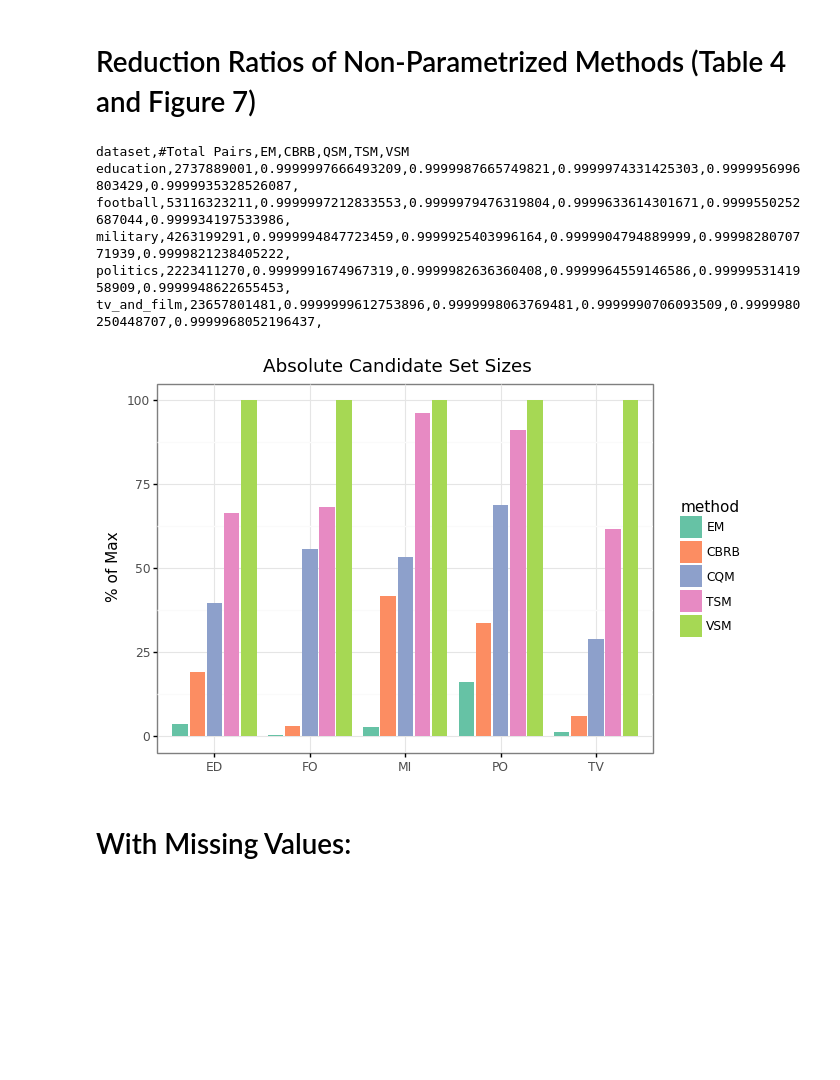
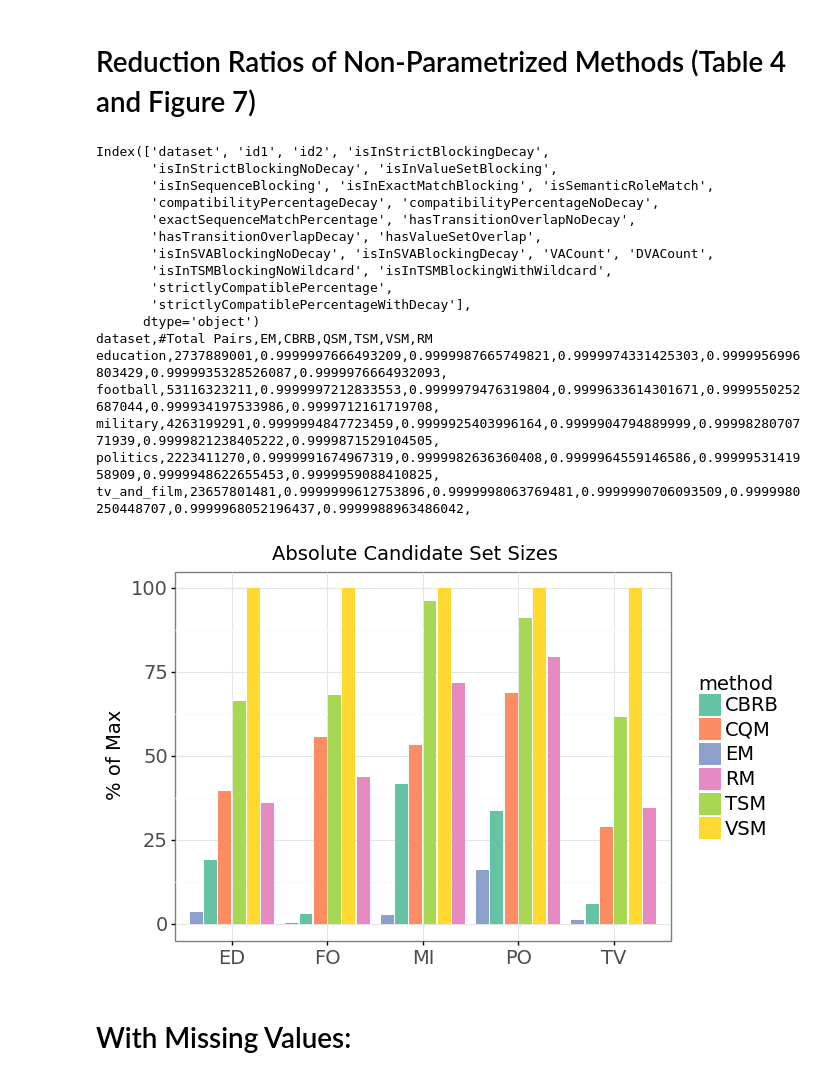
Before and after one commit to leonbornemann/RoleMatchingEvaluation, a Jupyter notebook: BlockingEvaluation.ipynb, the cells around one changed output. Drawn from its saved outputs; the diff is of its cells as text; code cells hidden in the pictures; blank space fills up the shorter version.

```diff
--- a/BlockingEvaluation.ipynb
+++ b/BlockingEvaluation.ipynb
@@ -305,7 +364,8 @@ methodNamesToShortMethodName = {
     'isInStrictBlockingNoDecayWithFilter':"CBRB",
     'isInSequenceBlockingWithFilter':"CQM",
     'isInTSMBlockingWithFilter':"TSM",
-    'isInValueSetBlockingWithFilter':"VSM"
+    'isInValueSetBlockingWithFilter':"VSM",
+    'isInRM0.88':'RM'
 }
 
 #load this from somewhere:
@@ -317,17 +377,19 @@ dsToBaseSampleStatistics = {
     "football": {"allPairs":53116323211,"nMisses1TVA":38466606,"nHits1TVA":1000000},
 }
 
-methodNames = ['isInExactMatchBlockingWithFilter','isInStrictBlockingNoDecayWithFilter','isInSequenceBlockingWithFilter','isInTSMBlockingWithFilter','isInValueSetBlockingWithFilter']
+methodNames = ['isInExactMatchBlockingWithFilter','isInStrictBlockingNoDecayWithFilter','isInSequenceBlockingWithFilter','isInTSMBlockingWithFilter','isInValueSetBlockingWithFilter','isInRM0.88']
 
 #these are the files that contain the statistics about the 1 million candidates in TVA (per dataset):
 dfAllPairsSample = pd.concat(map(pd.read_csv, glob.glob(os.path.join('', allPairsSamplePath  +"/*.csv"))))
+print(dfAllPairsSample.columns)
 rm.addFilteredBlockingMethods(dfAllPairsSample)
 rm.addDVA2VA95Blocking(dfAllPairsSample)
+rm.addRMMethodWithParameter(dfAllPairsSample,0.88,True)
 #rm.addParametrizedScoresAsBooleanScores(dfAllPairsSample)
 #print(dfAllPairsSample.columns)
 groupedByDS = dfAllPairsSample.groupby("dataset")
 
-print("dataset","#Total Pairs","EM","CBRB","QSM","TSM","VSM",sep=",")
+print("dataset","#Total Pairs","EM","CBRB","QSM","TSM","VSM","RM",sep=",")
 finalDSRows = []
 for (ds,thisDsAllPairsSample) in groupedByDS:
     nAllPairs = dsToBaseSampleStatistics[ds]["allPairs"]
@@ -348,22 +410,38 @@ for (ds,thisDsAllPairsSample) in groupedByDS:
         print(rrAll,sep=",",end=",")
     print("")
 finalDF = pd.DataFrame(finalDSRows)
-#get maxima:
-grouped = finalDF.groupby("dataset",).agg({'n':"max"}).to_dict("index")
-finalDF["% of Max"] = finalDF.apply(lambda r: 100*(r["n"] / grouped[r["dataset"]]["n"]),axis=1)
-finalDF['method'] = finalDF['method'].astype("category").cat.reorder_categories(['EM', 'CBRB', "CQM", "TSM", "VSM"])
-rm.addShortDataset(finalDF)
-plot = ggplot(finalDF,aes(x = 'datasetShort',fill="method",y="% of Max")) +xlab("") + geom_bar(position=position_dodge2(preserve = "single"),stat="identity") + ggtitle("Absolute Candidate Set Sizes") + theme(text=element_text(size=14)) + theme_bw() + scale_fill_brewer(type="qual",palette="Set2")
-print(plot)
-plot.save("exportedPlots/absoluteSetSizes.png")
 # %% [output]
-dataset,#Total Pairs,EM,CBRB,QSM,TSM,VSM
-education,2737889001,0.9999997666493209,0.9999987665749821,0.9999974331425303,0.9999956996803429,0.9999935328526087,
-football,53116323211,0.9999997212833553,0.9999979476319804,0.9999633614301671,0.9999550252687044,0.999934197533986,
-military,4263199291,0.9999994847723459,0.9999925403996164,0.9999904794889999,0.9999828070771939,0.9999821238405222,
-politics,2223411270,0.9999991674967319,0.9999982636360408,0.9999964559146586,0.9999953141958909,0.9999948622655453,
-tv_and_film,23657801481,0.9999999612753896,0.9999998063769481,0.9999990706093509,0.9999980250448707,0.9999968052196437,
+Index(['dataset', 'id1', 'id2', 'isInStrictBlockingDecay',
+       'isInStrictBlockingNoDecay', 'isInValueSetBlocking',
+       'isInSequenceBlocking', 'isInExactMatchBlocking', 'isSemanticRoleMatch',
+       'compatibilityPercentageDecay', 'compatibilityPercentageNoDecay',
+       'exactSequenceMatchPercentage', 'hasTransitionOverlapNoDecay',
+       'hasTransitionOverlapDecay', 'hasValueSetOverlap',
+       'isInSVABlockingNoDecay', 'isInSVABlockingDecay', 'VACount', 'DVACount',
+       'isInTSMBlockingNoWildcard', 'isInTSMBlockingWithWildcard',
+       'strictlyCompatiblePercentage',
+       'strictlyCompatiblePercentageWithDecay'],
+      dtype='object')
+dataset,#Total Pairs,EM,CBRB,QSM,TSM,VSM,RM
+education,2737889001,0.9999997666493209,0.9999987665749821,0.9999974331425303,0.9999956996803429,0.9999935328526087,0.9999976664932093,
+football,53116323211,0.9999997212833553,0.9999979476319804,0.9999633614301671,0.9999550252687044,0.999934197533986,0.9999712161719708,
+military,4263199291,0.9999994847723459,0.9999925403996164,0.9999904794889999,0.9999828070771939,0.9999821238405222,0.9999871529104505,
+politics,2223411270,0.9999991674967319,0.9999982636360408,0.9999964559146586,0.9999953141958909,0.9999948622655453,0.9999959088410825,
+tv_and_film,23657801481,0.9999999612753896,0.9999998063769481,0.9999990706093509,0.9999980250448707,0.9999968052196437,0.9999988963486042,
-[figure, removed]
+# %%
+
+from plotnine import *
+from plotnine.data import *
+#get maxima:
+grouped = finalDF.groupby("dataset",).agg({'n':"max"}).to_dict("index")
+finalDF["% of Max"] = finalDF.apply(lambda r: 100*(r["n"] / grouped[r["dataset"]]["n"]),axis=1)
+finalDF['method'] = finalDF['method'].astype("category").cat.reorder_categories(['EM', 'CBRB', "CQM", "TSM", "VSM", "RM"])
+rm.addShortDataset(finalDF)
+plot = ggplot(finalDF,aes(x = 'datasetShort',fill="method",y="% of Max")) +xlab("") + geom_bar(position=position_dodge2(preserve = "single"),stat="identity") + ggtitle("Absolute Candidate Set Sizes")  + theme_bw() +scale_fill_brewer(type="qual",palette="Set2", breaks=["CBRB", "CQM", "EM", "RM", "TSM", "VSM" ], limits= ["CBRB", "CQM", "EM", "RM", "TSM", "VSM" ]) + theme(text=element_text(size=14))
+print(plot)
+plot.save("exported_plots_new/absoluteSetSizes.pdf")
+# %% [output]
+[figure, added]
 # %% [markdown]
 # With Missing Values:
 # %%
```
Also changed, not shown: parts of 17 cells of this notebook, 2 other files.
